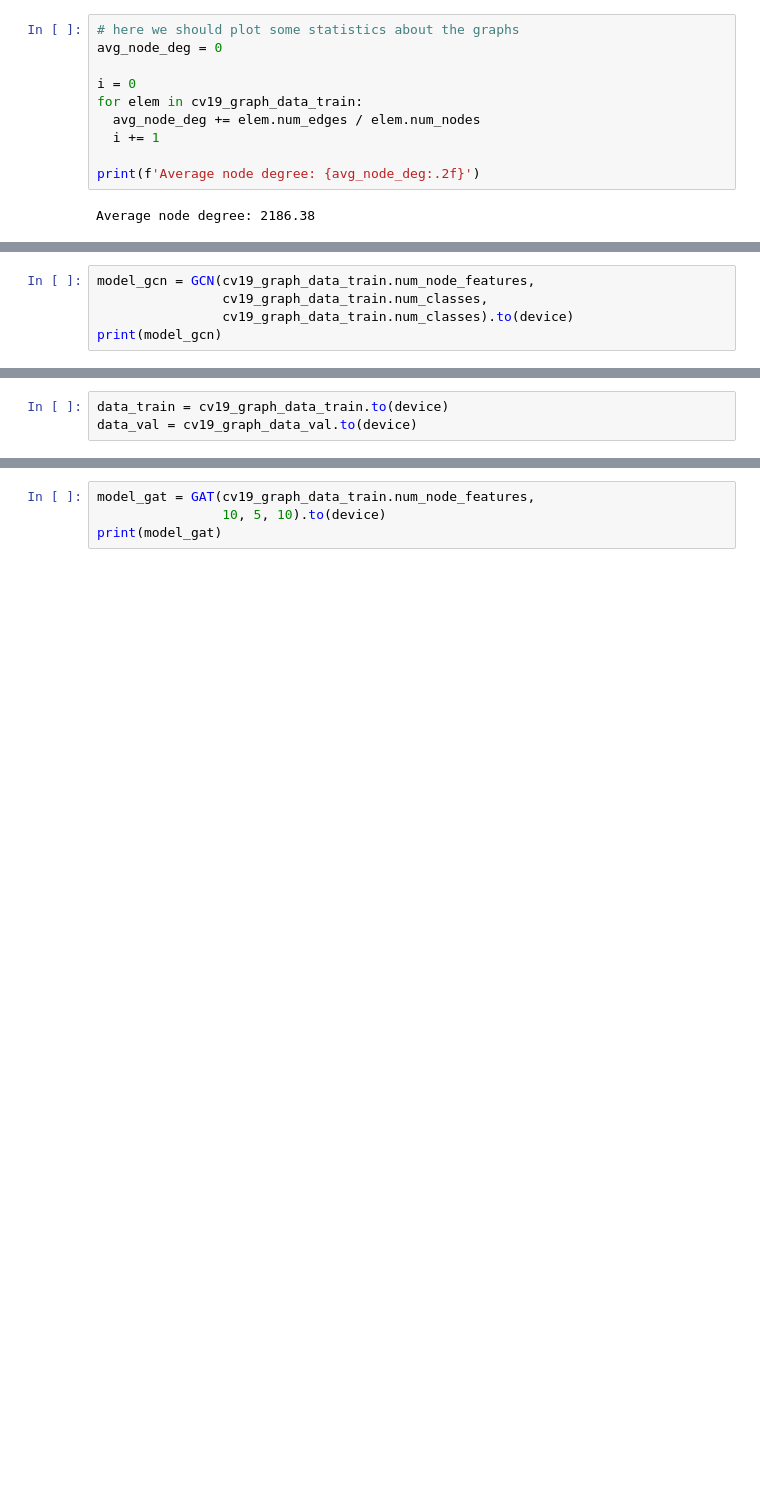
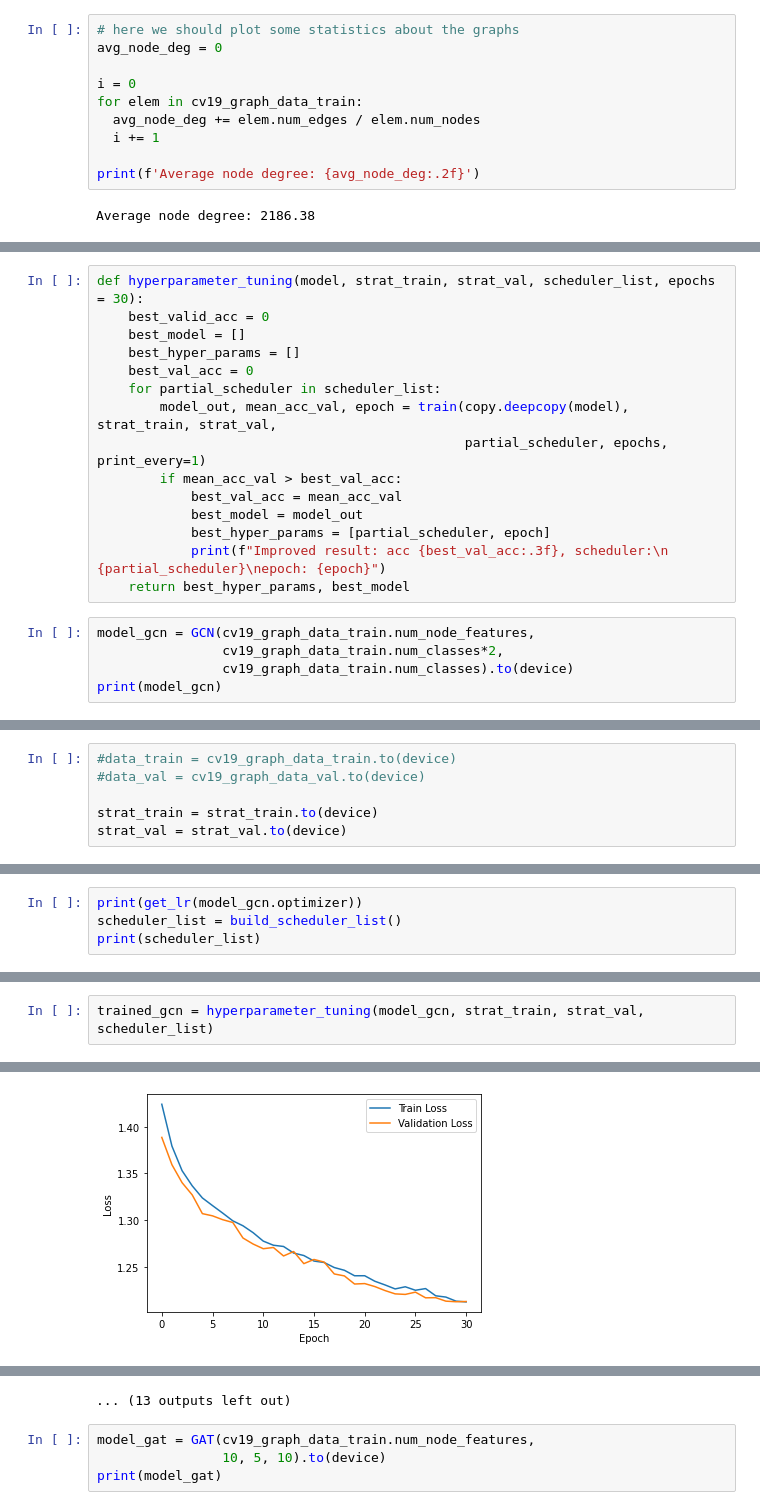
Before and after one commit to GiovanniPioDelvecchio/GCNs_on_text, a Jupyter notebook: Words_and_Graphs.ipynb, the cells around one changed output, grey strips where cells are left out. Saved outputs shown, nothing was run; the diff lists cells and outputs as text; blank space fills up the shorter version.

Commit message:
Added an Hyperparameter tuning function and performed some experiments on the whole dataset

```diff
--- a/Words_and_Graphs.ipynb
+++ b/Words_and_Graphs.ipynb
@@ -1195,6 +1268,21 @@ def test(model, data):
+# %%
+def hyperparameter_tuning(model, strat_train, strat_val, scheduler_list, epochs = 30):
+    best_valid_acc = 0
+    best_model = []
+    best_hyper_params = []
+    best_val_acc = 0
+    for partial_scheduler in scheduler_list:
+        model_out, mean_acc_val, epoch = train(copy.deepcopy(model), strat_train, strat_val,
+                                               partial_scheduler, epochs, print_every=1)
+        if mean_acc_val > best_val_acc:
+            best_val_acc = mean_acc_val
+            best_model = model_out
+            best_hyper_params = [partial_scheduler, epoch]
+            print(f"Improved result: acc {best_val_acc:.3f}, scheduler:\n {partial_scheduler}\nepoch: {epoch}")
+    return best_hyper_params, best_model
 # %%
 model_gcn = GCN(cv19_graph_data_train.num_node_features,
-                cv19_graph_data_train.num_classes,
+                cv19_graph_data_train.num_classes*2,
                 cv19_graph_data_train.num_classes).to(device)
 print(model_gcn)
 # %% [output]
@@ -1211,4 +1299,7 @@ GCN(
 )
 # %%
-data_train = cv19_graph_data_train.to(device)
-data_val = cv19_graph_data_val.to(device)
+#data_train = cv19_graph_data_train.to(device)
+#data_val = cv19_graph_data_val.to(device)
+
+strat_train = strat_train.to(device)
+strat_val = strat_val.to(device)
@@ -1235,0 +1306,4 @@ learning rate: [0.0004250550779269517]
+# %%
+print(get_lr(model_gcn.optimizer))
+scheduler_list = build_scheduler_list()
+print(scheduler_list)
@@ -1235,0 +1313,3 @@ learning rate: [0.0004250550779269517]
+# %%
+trained_gcn = hyperparameter_tuning(model_gcn, strat_train, strat_val, scheduler_list)
+# %% [output]
@@ -1235,0 +1333 @@ learning rate: [0.0004250550779269517]
+[figure, added]
@@ -1236,3 +1424,4 @@ learning rate: [0.0004250550779269517]
+... (13 outputs left out)
 # %%
 model_gat = GAT(cv19_graph_data_train.num_node_features,
                 10, 5, 10).to(device)
```
Also changed, not shown: parts of 31 cells of this notebook.
